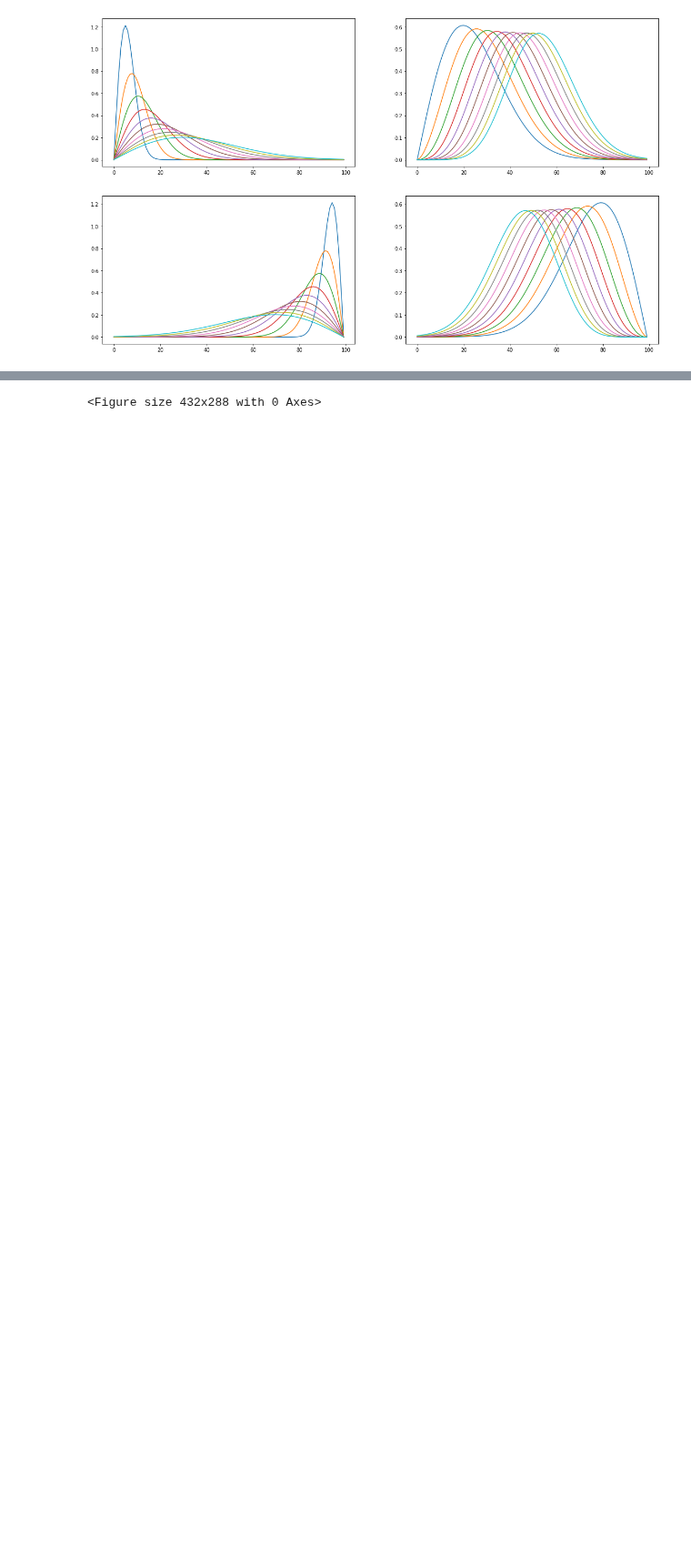
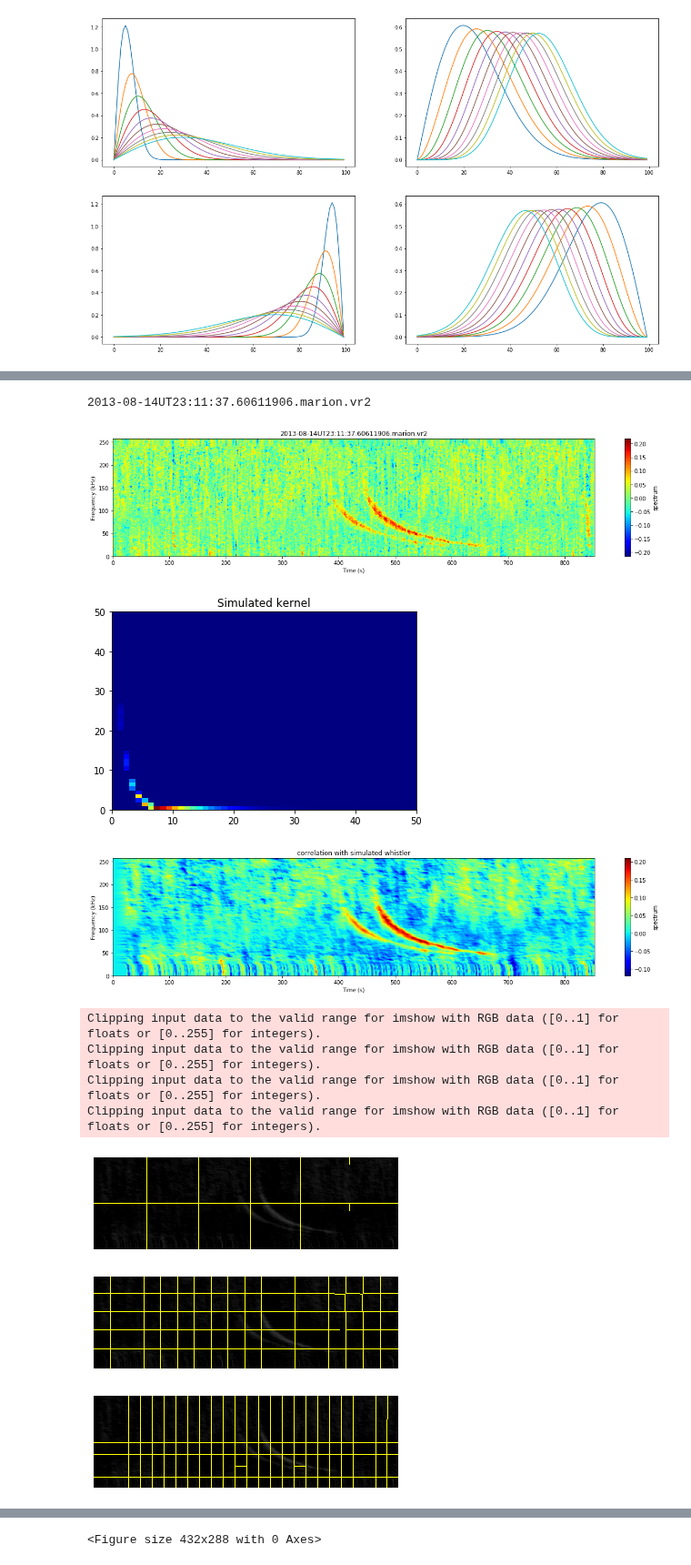
Before and after one commit to Kojey/MSc-whistler-waves-detector, a Jupyter notebook: ipy/experiments/estimator/sim_data.ipynb, the cells around one changed output, grey strips where cells are left out. Shown at 91% size. Drawn from its saved outputs; the diff is of its cells as text; code cells hidden in the pictures; blank space fills up the shorter version.

```diff
--- a/ipy/experiments/estimator/sim_data.ipynb
+++ b/ipy/experiments/estimator/sim_data.ipynb
@@ -120,0 +130,73 @@ L = 1.4
+# %%
+import sys
+import os
+# import python library
+sys.path.append(os.path.join(os.getcwd().split(os.environ.get('USER'))[0],os.environ.get('USER'), 'wdml', 'py'))
+from dataset import Dataset
+from database import Database
+from sample import Sample
+from h5_sample import H5Sample
+from sklearn import preprocessing
+
+dataset_loc = os.path.join(os.getcwd().split(os.environ.get('USER'))[0],os.environ.get('USER'), 'wdml', 'data','datasets', 'awdEvents1')
+database_loc = os.path.join(os.getcwd().split(os.environ.get('USER'))[0],os.environ.get('USER'), 'wdml', 'data','databases', 'awdEvents1')
+site = 'marion'
+my_database = Database(dataset_loc, database_loc, site)
+my_dataset = Dataset(database_loc, site, ext='.h5')
+
+test_sample = my_database.train_test_load_random_sample(test=True)
+my_sample = Sample(dataset_loc, site, test_sample)
+# my_sample = Sample(dataset_loc, site, '2013-07-20UT16:12:40.04451914.marion.vr2')
+
+# my_sample = Sample(dataset_loc, site, '2013-06-25UT15:47:27.13571922.marion.vr2')
+# my_sample = Sample(dataset_loc, site, '2013-07-02UT14:38:40.10851914.marion.vr2')
+# my_sample = Sample(dataset_loc, site, '2013-10-07UT02:01:31.04179422.marion.vr2')
+my_sample = Sample(dataset_loc, site, '2013-08-14UT23:11:37.60611906.marion.vr2')
+size=(20,4)
+cmap='jet'
+print(my_sample.get_file())
+# my_sample.spectrogram_plot(figsize=size, xaxis=None, yaxis=None, xlabel='Time (s)', ylabel='Frequency (kHz)', title=my_sample.get_file(), cmap=cmap)
+my_sample.apply_zscore()
+my_sample.apply_medfilt(kernel=(3,3))
+# my_sample.apply_shift()
+my_sample.spectrogram_plot(spec = preprocessing.normalize(my_sample.get_spectrogram()),figsize=size, xaxis=None, yaxis=None, xlabel='Time (s)', ylabel='Frequency (kHz)', title=my_sample.get_file(), cmap=cmap)
+
+_size = 50
+decay = -1.5
+delta = 0.05
+param = 0.9
+kernel, x = whistlers(decay,delta,param,_size)
+for p in list(np.linspace(param,2,10)):
+    kernel += whistlers(decay,delta,p,_size)[0]
+plt.figure();plt.pcolormesh(kernel, cmap='jet');plt.title('Simulated kernel');plt.show()
+corr = signal.correlate(my_sample.get_spectrogram(), kernel, mode='same')
+corr = preprocessing.normalize(corr)
+my_sample.spectrogram_plot(spec=corr,figsize=size, xaxis=None, yaxis=None, xlabel='Time (s)', ylabel='Frequency (kHz)', title='correlation with simulated whistler' , cmap=cmap)
+
+from skimage.segmentation import slic
+from skimage.segmentation import mark_boundaries
+
+# loop over the number of segments
+for numSegments in (10, 100, 200, 300):
+    # apply SLIC and extract (approximately) the supplied number
+    # of segments
+    segments = slic(np.flipud(corr), n_segments = numSegments, sigma = 5)
+    # show the output of SLIC
+    fig = plt.figure("Superpixels -- %d segments" % (numSegments))
+    ax = fig.add_subplot(1, 1, 1)
+    ax.imshow(mark_boundaries(np.flipud(corr), segments))
+    plt.axis("off")
+# show the plots
+plt.show()
+# %% [output]
+2013-08-14UT23:11:37.60611906.marion.vr2
+[figure, added]
+[figure, added]
+[figure, added]
+Clipping input data to the valid range for imshow with RGB data ([0..1] for floats or [0..255] for integers).
+Clipping input data to the valid range for imshow with RGB data ([0..1] for floats or [0..255] for integers).
+Clipping input data to the valid range for imshow with RGB data ([0..1] for floats or [0..255] for integers).
+Clipping input data to the valid range for imshow with RGB data ([0..1] for floats or [0..255] for integers).
+[figure, added]
+[figure, added]
+[figure, added]
```
Also changed, not shown: parts of 3 cells of this notebook, 9 other files.
